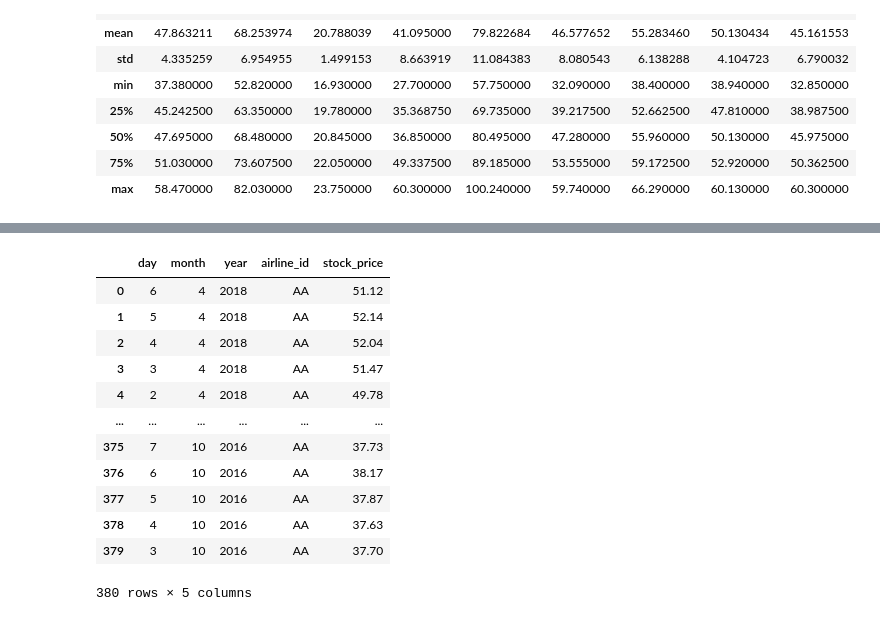
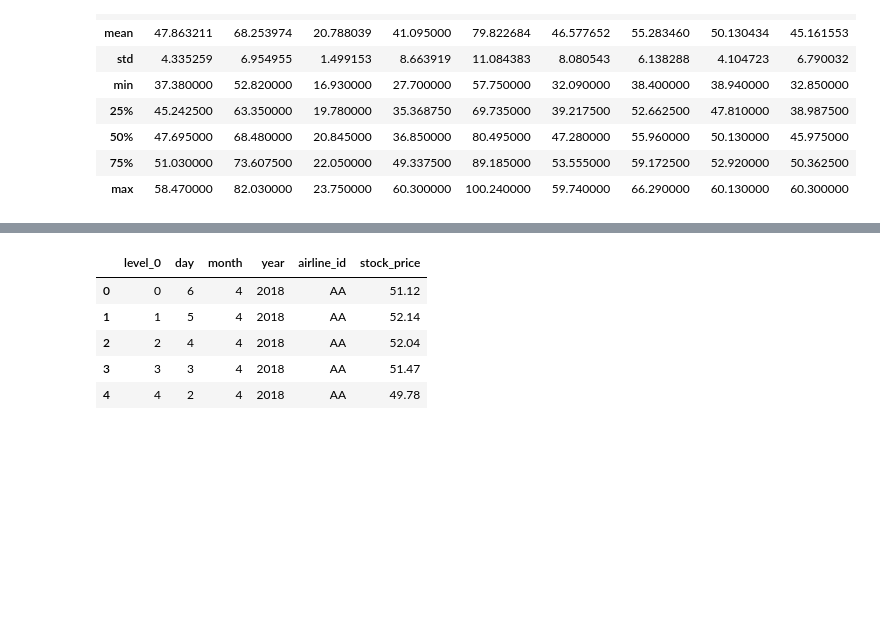
Before and after one commit to kessiezhang/DS4A_Women_Summit, a Jupyter notebook: Airline_traffic_stock_EDA.ipynb, the cells around one changed output, grey strips where cells are left out. Cells and saved outputs as stored; diff of their text form; code cells hidden in the pictures; blank space fills up the shorter version.

```diff
--- a/Airline_traffic_stock_EDA.ipynb
+++ b/Airline_traffic_stock_EDA.ipynb
@@ -205,5 +91,5 @@ df_stock_prices
 # %%
 df_stock_prices_casc=df_stock_prices[['day','month','year']]
-df_stock_prices_casc['airline_id'] = 'AA'
-# df_stock_prices_casc['stock_price'] = df_stock_prices['AA']
-# df_stock_prices_long=df_stock_prices_casc
+df_stock_prices_casc.loc[:,'airline_id'] = 'AA'
+df_stock_prices_casc.loc[:,'stock_price'] = df_stock_prices['AA']
+df_stock_prices_long=df_stock_prices_casc
@@ -210,3 +106,0 @@ df_stock_prices_casc['airline_id'] = 'AA'
-# %%
-df_stock_prices_casc['airline_id'] = 'AA'
-df_stock_prices_casc
@@ -249,6 +107,7 @@ df_stock_prices_long
 # %%
 for col in ['UA','B6','OO','AS','NK','WN','DL','HA']:
     df_stock_prices_casc=df_stock_prices[['day','month','year']]
-    df_stock_prices_casc['airline_id'] =col
-    df_stock_prices_casc['stock_price'] = df_stock_prices[col]
-    df_stock_prices_long.append(df_stock_prices_casc)
+    df_stock_prices_casc.loc[:,'airline_id'] = col
+    df_stock_prices_casc.loc[:,'stock_price'] = df_stock_prices[col]
+
+    df_stock_prices_long=df_stock_prices_long.append(df_stock_prices_casc)
@@ -266,16 +114,12 @@ See the caveats in the documentation: https://pandas.pydata.org/pandas-docs/stab
+# %%
+df_stock_prices_long=df_stock_prices_long.reset_index()
+df_stock_prices_long=df_stock_prices_long.drop(columns=['index'])
 # %%
-df_stock_prices_long
+df_stock_prices_long.head()
 # %% [output]
-|  | day | month | year | airline_id | stock_price |
-| 0 | 6 | 4 | 2018 | AA | 51.12 |
-| 1 | 5 | 4 | 2018 | AA | 52.14 |
-| 2 | 4 | 4 | 2018 | AA | 52.04 |
-| 3 | 3 | 4 | 2018 | AA | 51.47 |
-| 4 | 2 | 4 | 2018 | AA | 49.78 |
-| ... | ... | ... | ... | ... | ... |
-| 375 | 7 | 10 | 2016 | AA | 37.73 |
-| 376 | 6 | 10 | 2016 | AA | 38.17 |
-| 377 | 5 | 10 | 2016 | AA | 37.87 |
-| 378 | 4 | 10 | 2016 | AA | 37.63 |
-| 379 | 3 | 10 | 2016 | AA | 37.70 |
+|  | level_0 | day | month | year | airline_id | stock_price |
+| 0 | 0 | 6 | 4 | 2018 | AA | 51.12 |
+| 1 | 1 | 5 | 4 | 2018 | AA | 52.14 |
+| 2 | 2 | 4 | 4 | 2018 | AA | 52.04 |
+| 3 | 3 | 3 | 4 | 2018 | AA | 51.47 |
+| 4 | 4 | 2 | 4 | 2018 | AA | 49.78 |
-380 rows × 5 columns
```
Also changed, not shown: parts of 28 cells of this notebook.
